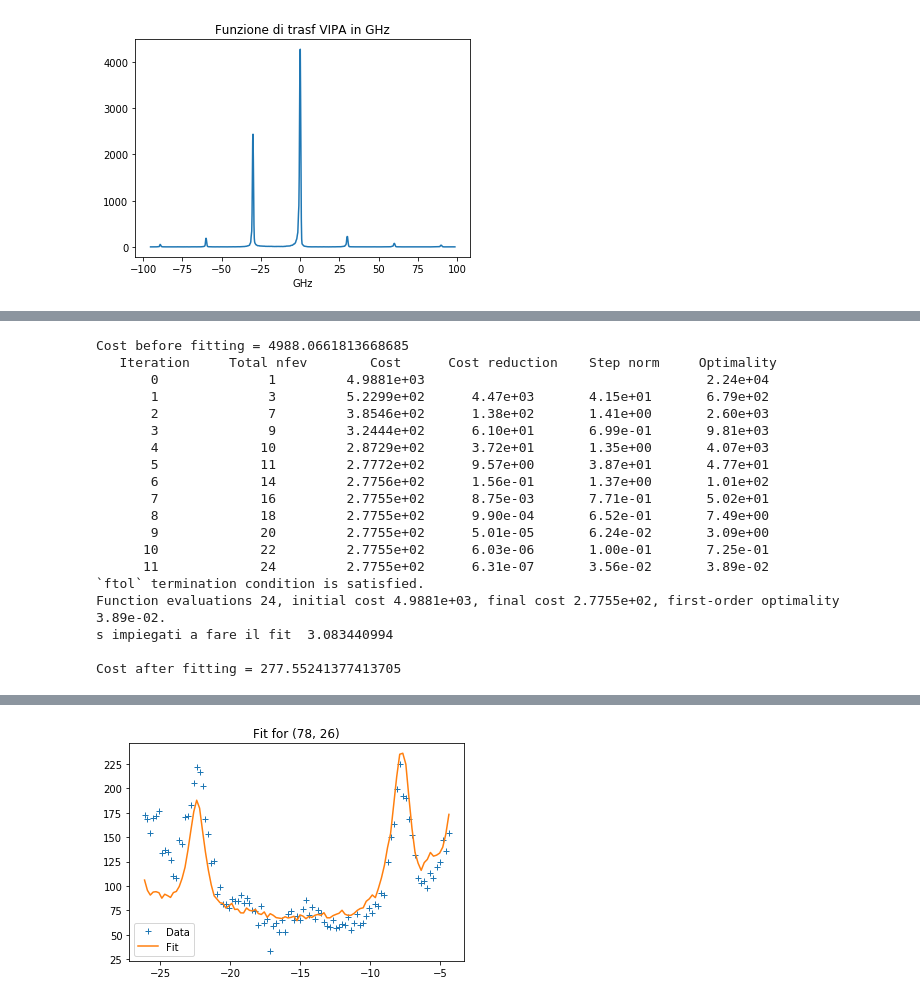
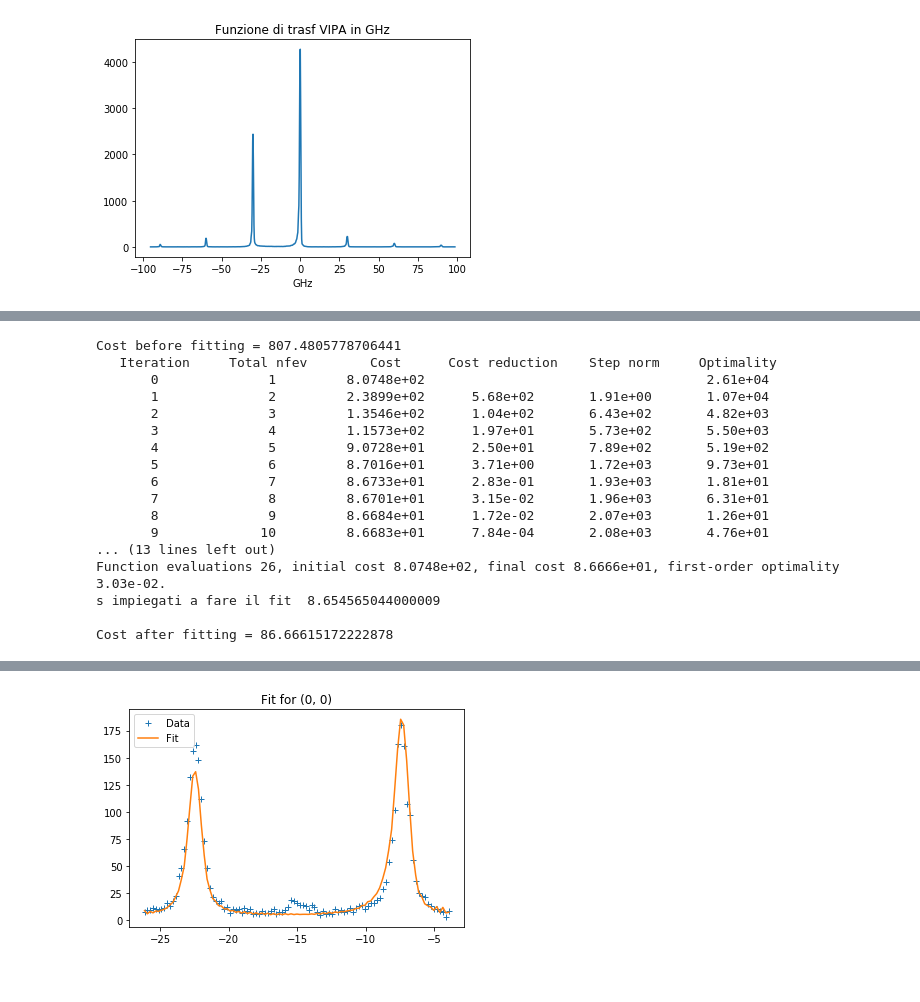
Before and after one commit to flautodipan/Python_Libraries, a Jupyter notebook: Experimentum_single.ipynb, the cells around one changed output, grey strips where cells are left out. Cells and saved outputs as stored; diff of their text form; code cells hidden in the pictures.

Commit message:
Ho risolto qualche imprecisione nelle convoluzioni e uniformato tutte le modifiche fatte per la parte markov al fit tot. Qualcosa però ancora non sta andando PORCODIO

```diff
--- a/Experimentum_single.ipynb
+++ b/Experimentum_single.ipynb
@@ -79,8 +79,8 @@ p0_almost = np.array([ 1.07186924e-01,  7.63051819e+00,  1.33280055e-01,  1.9751
         1.59365161e+01,  2.77695117e-01,  6.43211621e+00])
 # %%
 #0) importo dati e inizializzo oggetti
-i   =   78
-j   =   26
+i   =   0
+j   =   0
 y    =   Import_from_Matlab(spectra_filename, now_path, var_name = 'y3')[i][j]
 Data    =   Exp.Spectrum(name = str((i,j)))
 Data.Get_Spectrum(y = np.resize(y, np.max(y.shape)), offset = 183., cut = pre_cut, cut_range = (10, 175))
@@ -170,6 +169,8 @@ plt.legend()
 # %%
 #3) fit markoviano
-rules_markov_bound     =   ('positive', 0.2, 'positive', [-2,2], 'positive', 'positive', 0.2, 0.015, 0.0025, 'inf', 'inf')
+rules_markov_bound     =   ('positive', 0.2, 'positive', [-2,2], 'positive', 'positive', 0.2, 0.015, 0.0025, 'inf', [-2, 2])
+
+Data.Get_VIPA_for_fit(mode = 'interpolate', interpolation_density = 500)
 
 p0s = [Data.p0[list(cols_mark)].values[0], p0_almost, p0_brillouin, p0_normal]
 Data.Get_Best_p0(p0s, cols_mark)
@@ -182,23 +183,21 @@ Data.Get_cost_markov(Data.Markov_Fit_Params.values[0], columns = cols_mark)
 print('Cost after fitting = {}\n'.format(Data.cost_markov))
 Data.Markov_Fit_Params
 # %% [output]
-Cost before fitting = 4988.0661813668685
+Cost before fitting = 807.4805778706441
    Iteration     Total nfev        Cost      Cost reduction    Step norm     Optimality
-       0              1         4.9881e+03                                    2.24e+04
-       1              3         5.2299e+02      4.47e+03       4.15e+01       6.79e+02
-       2              7         3.8546e+02      1.38e+02       1.41e+00       2.60e+03
-       3              9         3.2444e+02      6.10e+01       6.99e-01       9.81e+03
-       4             10         2.8729e+02      3.72e+01       1.35e+00       4.07e+03
-       5             11         2.7772e+02      9.57e+00       3.87e+01       4.77e+01
-       6             14         2.7756e+02      1.56e-01       1.37e+00       1.01e+02
-       7             16         2.7755e+02      8.75e-03       7.71e-01       5.02e+01
-       8             18         2.7755e+02      9.90e-04       6.52e-01       7.49e+00
-       9             20         2.7755e+02      5.01e-05       6.24e-02       3.09e+00
-      10             22         2.7755e+02      6.03e-06       1.00e-01       7.25e-01
-      11             24         2.7755e+02      6.31e-07       3.56e-02       3.89e-02
-`ftol` termination condition is satisfied.
-Function evaluations 24, initial cost 4.9881e+03, final cost 2.7755e+02, first-order optimality 3.89e-02.
-s impiegati a fare il fit  3.083440994
+       0              1         8.0748e+02                                    2.61e+04
+       1              2         2.3899e+02      5.68e+02       1.91e+00       1.07e+04
+       2              3         1.3546e+02      1.04e+02       6.43e+02       4.82e+03
+       3              4         1.1573e+02      1.97e+01       5.73e+02       5.50e+03
+       4              5         9.0728e+01      2.50e+01       7.89e+02       5.19e+02
+       5              6         8.7016e+01      3.71e+00       1.72e+03       9.73e+01
+       6              7         8.6733e+01      2.83e-01       1.93e+03       1.81e+01
+       7              8         8.6701e+01      3.15e-02       1.96e+03       6.31e+01
+       8              9         8.6684e+01      1.72e-02       2.07e+03       1.26e+01
+       9             10         8.6683e+01      7.84e-04       2.08e+03       4.76e+01
+... (13 lines left out)
+Function evaluations 26, initial cost 8.0748e+02, final cost 8.6666e+01, first-order optimality 3.03e-02.
+s impiegati a fare il fit  8.654565044000009
 
-Cost after fitting = 277.55241377413705
+Cost after fitting = 86.66615172222878
 |  | Co | Omega | Gamma | delta_position | delta_width | delta_amplitude | A | mu | sigma | ... |
@@ -208 +207 @@ Cost after fitting = 277.55241377413705
-[figure, old version]
+[figure, new version]
```
Also changed, not shown: parts of 18 cells of this notebook, 3 other files.
